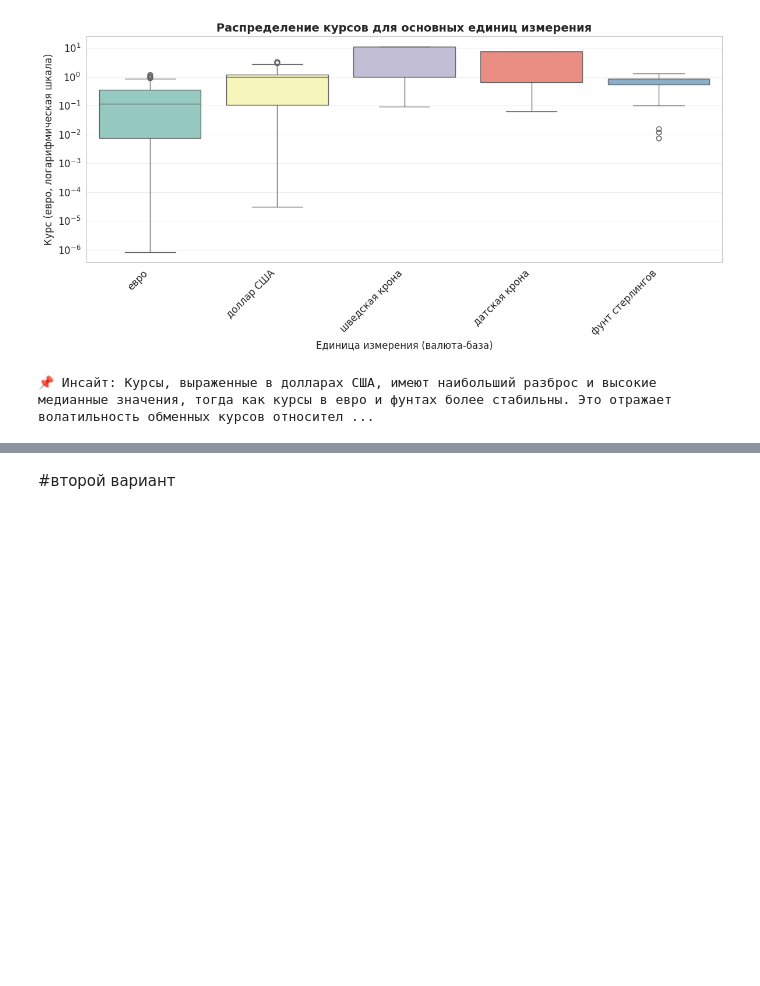
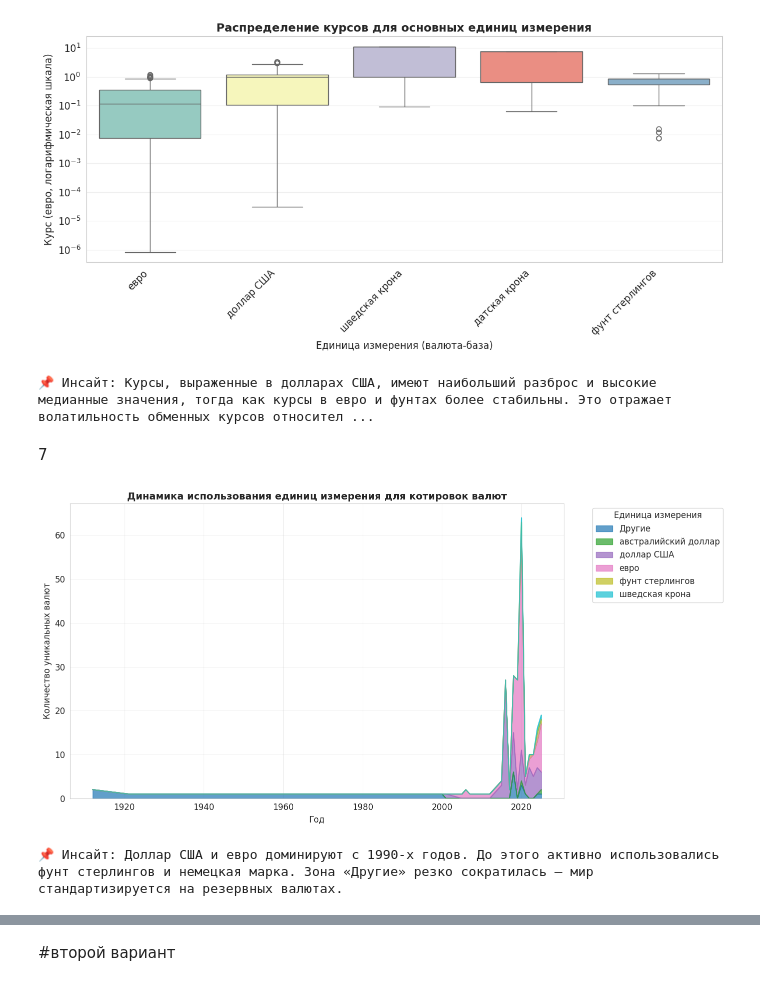
Before and after one commit to cathrineq/python-ai-Tarasova-Kate, a Jupyter notebook: notebooks/week3_visualization.ipynb, the cells around one changed output, grey strips where cells are left out. Saved outputs shown, nothing was run; the diff lists cells and outputs as text; code cells hidden in the pictures; blank space fills up the shorter version.

```diff
--- a/notebooks/week3_visualization.ipynb
+++ b/notebooks/week3_visualization.ipynb
@@ -373,3 +373,31 @@ print("📌 Инсайт: Курсы, выраженные в долларах
 # %% [output]
 [figure]
 📌 Инсайт: Курсы, выраженные в долларах США, имеют наибольший разброс и высокие медианные значения, тогда как курсы в евро и фунтах более стабильны. Это отражает волатильность обменных курсов относител ...
+# %% [markdown]
+7
+# %%
+# Подготовка: для каждого года считаем, сколько валют котируется в каждой единице измерения
+df_area = df_rates.dropna(subset=['year', 'unit']).copy()
+df_area = df_area[df_area['year'].between(1900, 2025)]  # современный период
+# Топ-5 единиц + остальные
+top_units = df_area['unit'].value_counts().head(5).index
+df_area['unit_group'] = df_area['unit'].apply(lambda x: x if x in top_units else 'Другие')
+
+# Сводная таблица: годы vs единицы, число уникальных валют
+pivot_area = df_area.groupby(['year', 'unit_group'])['currency'].nunique().unstack(fill_value=0)
+pivot_area = pivot_area.sort_index()
+
+fig, ax = plt.subplots(figsize=(14, 7))
+pivot_area.plot.area(ax=ax, colormap='tab10', alpha=0.7)
+ax.set_xlabel('Год', fontsize=12)
+ax.set_ylabel('Количество уникальных валют', fontsize=12)
+ax.set_title('Динамика использования единиц измерения для котировок валют', fontsize=14, fontweight='bold')
+ax.legend(title='Единица измерения', bbox_to_anchor=(1.05, 1), loc='upper left')
+ax.grid(alpha=0.3)
+plt.tight_layout()
+plt.show()
+
+print("📌 Инсайт: Доллар США и евро доминируют с 1990-х годов. До этого активно использовались фунт стерлингов и немецкая марка. Зона «Другие» резко сократилась — мир стандартизируется на резервных валютах.")
+# %% [output]
+[figure, added]
+📌 Инсайт: Доллар США и евро доминируют с 1990-х годов. До этого активно использовались фунт стерлингов и немецкая марка. Зона «Другие» резко сократилась — мир стандартизируется на резервных валютах.
```
Also changed, not shown: parts of 4 cells of this notebook.
